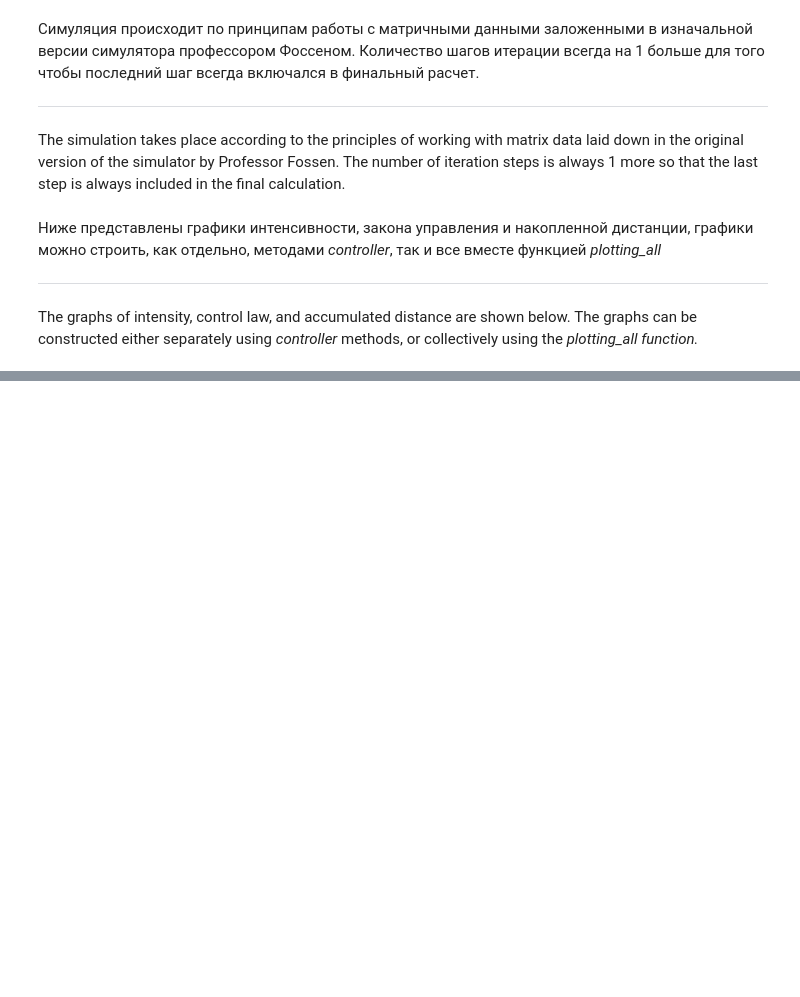
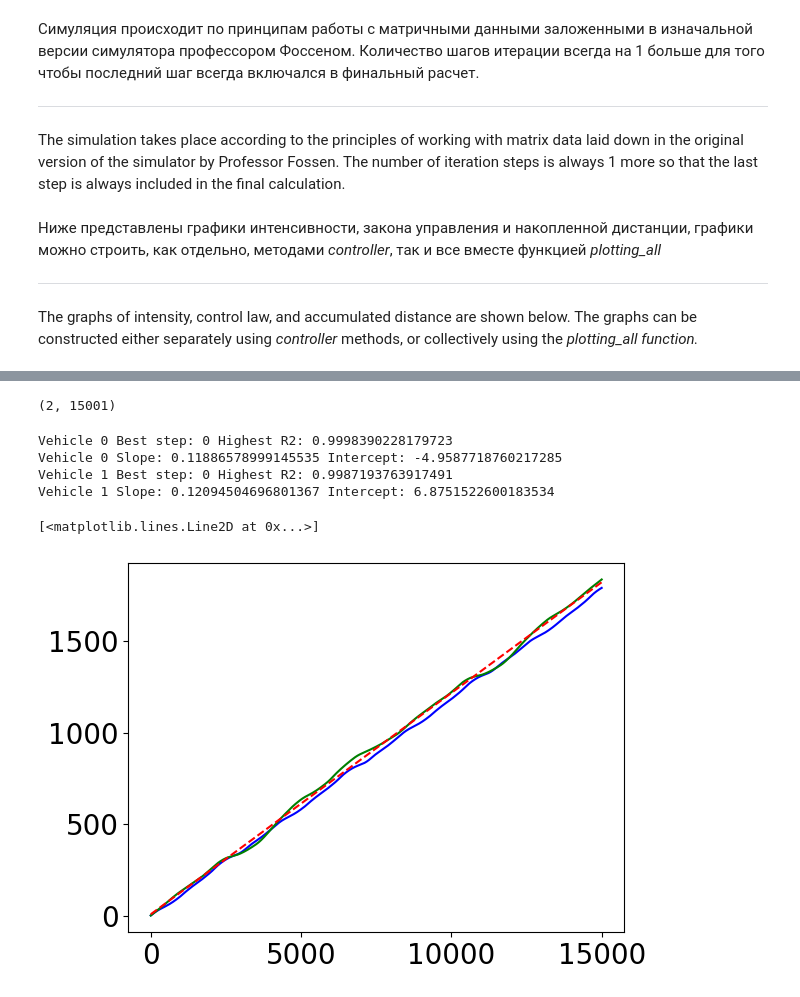
Before and after one commit to condor949/OtterAndOil, a Jupyter notebook: main.ipynb, the cells around one changed output, grey strips where cells are left out. Cells and saved outputs as stored; diff of their text form; code cells hidden in the pictures; blank space fills up the shorter version.

```diff
--- a/main.ipynb
+++ b/main.ipynb
@@ -208,0 +220,34 @@ controller.plotting_track(swarmData=swarmData)
+# %%
+cumulative_quality = np.load("quality.npy", allow_pickle=True)
+# %%
+cumulative_quality.shape
+# %% [output]
+(2, 15001)
+# %%
+steps = np.arange(0, controller.N)
+# %%
+r2s = np.zeros((len(steps)-10000))
+for i in range(cumulative_quality.shape[0]):
+    for initial_step in range((len(steps)-10000)):
+      slope, intercept, r, p, se = scipy.stats.linregress(steps[initial_step:], cumulative_quality[i][initial_step:])
+      r2 = r2_score(cumulative_quality[i][initial_step:], intercept+slope*steps[initial_step:])
+      r2s[initial_step] = r2
+
+    best_step = np.argmax(r2s)
+    slope, intercept, r, p, se = scipy.stats.linregress(steps[best_step:], cumulative_quality[i][best_step:])
+    best_r2 = r2_score(cumulative_quality[i][best_step:], intercept+slope*steps[best_step:])
+
+    print(f"Vehicle {i} Best step: {best_step}", f"Highest R2: {best_r2}")
+    print(f"Vehicle {i} Slope: {slope}", f"Intercept: {intercept}")
+# %% [output]
+Vehicle 0 Best step: 0 Highest R2: 0.9998390228179723
+Vehicle 0 Slope: 0.11886578999145535 Intercept: -4.9587718760217285
+Vehicle 1 Best step: 0 Highest R2: 0.9987193763917491
+Vehicle 1 Slope: 0.12094504696801367 Intercept: 6.8751522600183534
+# %%
+for i in range(cumulative_quality.shape[0]):
+    plt.plot(steps, cumulative_quality[i], controller.colors[i], label="Cumulative Quality")
+plt.plot(steps, intercept+slope*steps, 'r--', label="Tendency")
+# %% [output]
+[<matplotlib.lines.Line2D at 0x...>]
+[figure, added]
```
Also changed, not shown: parts of 8 cells of this notebook, 1 other file.
